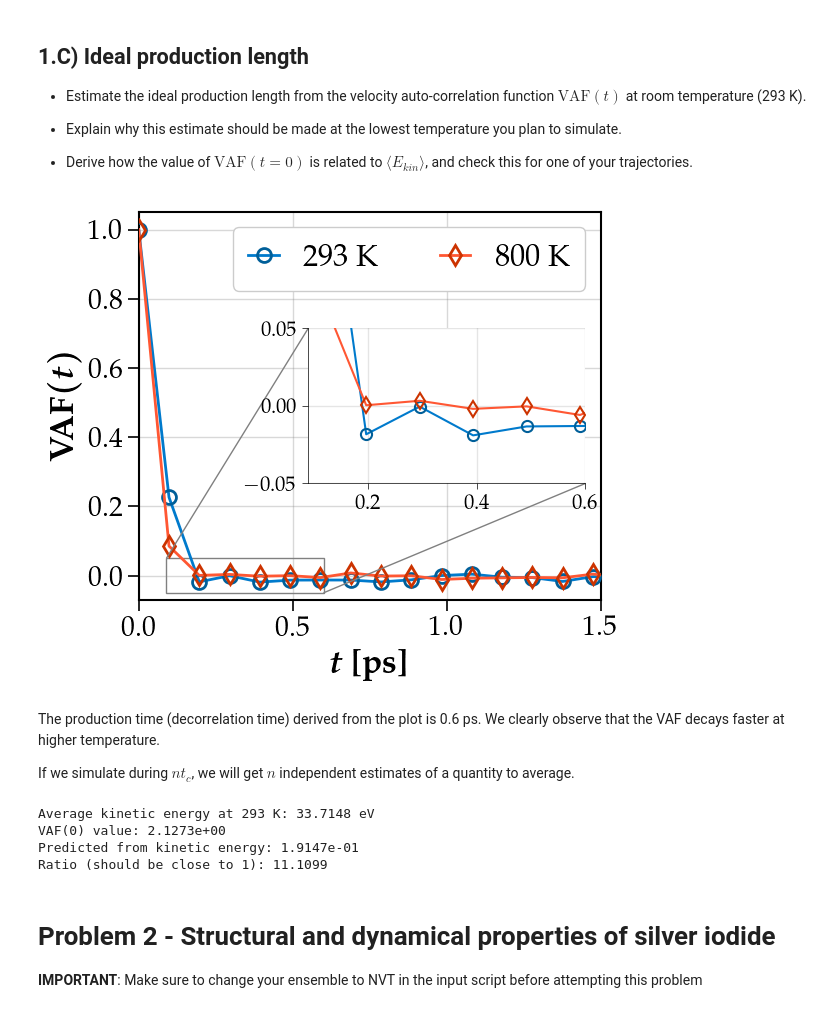
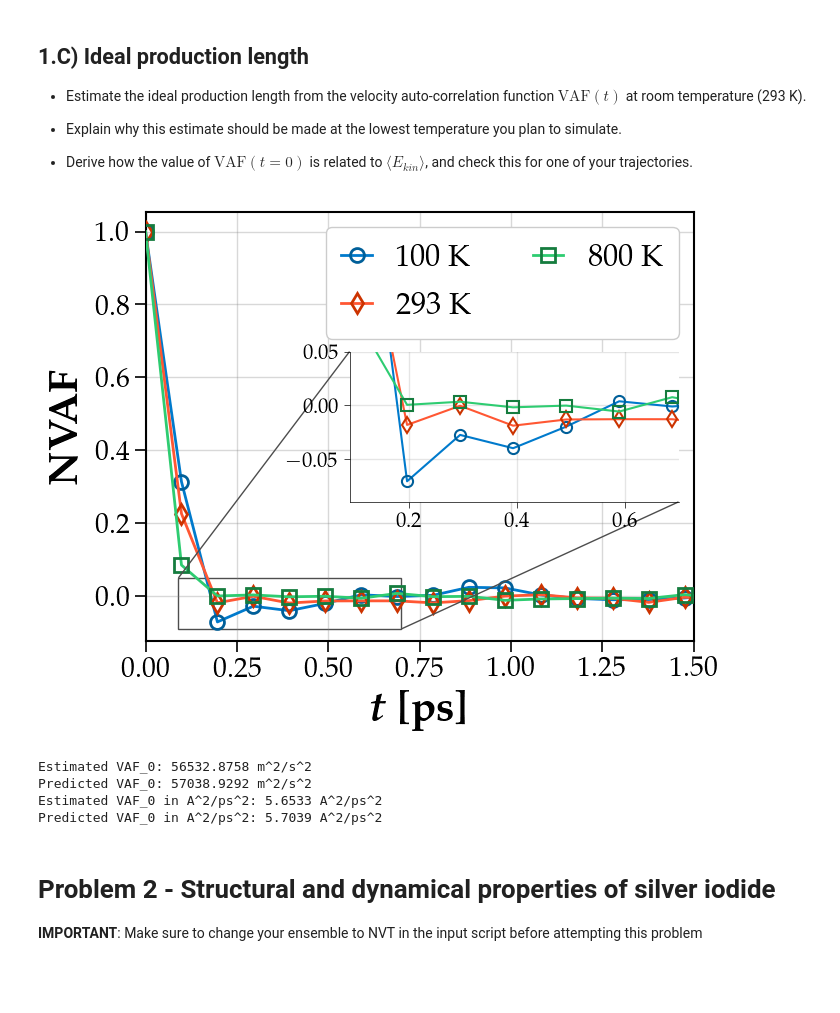
Before and after one commit to sylvainshan/MSE-468-Atomisitc-and-Quantum-Simulations-of-Materials, a Jupyter notebook: lab4/Analysis.ipynb, the cells around one changed output. Cells and saved outputs as stored; diff of their text form; code cells hidden in the pictures; blank space fills up the shorter version.

```diff
--- a/lab4/Analysis.ipynb
+++ b/lab4/Analysis.ipynb
@@ -231,38 +156,40 @@ Not converged timesteps:
 - Derive how the value of $\text{VAF}(t=0)$ is related to $\langle  E_{kin}\rangle$, and check this for one of your trajectories.
 # %%
 # Here we used a timesteps of 0.001 instead of 0.002
-T = [293, 800]
-filepaths = [f"P1/VAF/vaf_{t}.dat" for t in T]
-list_df_vaf = plot_VAF(filepaths, T, x_min=0.09, x_max=0.6)
+T = [100, 293, 800]
+filepaths = [f"P1/VAF/vaf_{t}T_0.002.dat" for t in T]
+list_df_vaf = plot_VAF(filepaths, T, x_min=0.09, x_max=0.7)
 # %% [output]
-[figure, old version]
+[figure, new version]
-# %% [markdown]
-The production time (decorrelation time) derived from the plot is 0.6 ps. We clearly observe that the VAF decays faster at higher temperature.
-
-If we simulate during  $nt_c$, we will get $n$ independent estimates of a quantity to average.
-# %%
-T = 293
-df_vaf = list_df_vaf[0]
-E_kin_file = f"P1/VAF/E_of_t_6_{T}_0.001.dat"
-avg_E_kin = np.mean(load_data(E_kin_file)["K (eV)"])
-print(f"Average kinetic energy at {T} K: {avg_E_kin:.4f} eV")
-
-m_Ag = 107.8682
-m_I = 126.90447
-N_Ag = 432
-N_I = 432
-m_avg = (N_Ag*m_Ag + N_I*m_I) / (N_Ag + N_I)
-
-vaf_0 = df_vaf['VAF(t)'].iloc[0]
-predicted_vaf_0 = 2 * avg_E_kin / (3 * m_avg)
-print(f"VAF(0) value: {vaf_0:.4e}")
-print(f"Predicted from kinetic energy: {predicted_vaf_0:.4e}")
-print(f"Ratio (should be close to 1): {vaf_0/predicted_vaf_0:.4f}")
-# %% [output]
-Average kinetic energy at 293 K: 33.7148 eV
-VAF(0) value: 2.1273e+00
-Predicted from kinetic energy: 1.9147e-01
-Ratio (should be close to 1): 11.1099
+# %%
+json_file = "P1/VAF/output_6_800_0.002.json"
+df_Ag, df_I = produce_csv_for_vaf(json_file)
+
+# Time averaged kinetic energy for each atom
+Ag_avg_kinetic_per_atom = df_Ag.groupby('atom_idx')['kinetic_energy [J]'].mean().reset_index()
+I_avg_kinetic_per_atom = df_I.groupby('atom_idx')['kinetic_energy [J]'].mean().reset_index()
+
+N_Ag = len(Ag_avg_kinetic_per_atom)
+N_I = len(I_avg_kinetic_per_atom)
+m_Ag = 107.8682 * atomic_mass # in kg
+m_I = 126.90447 * atomic_mass
+
+VAF_0_estimate = 2/(3*(N_Ag + N_I)) * (np.sum(Ag_avg_kinetic_per_atom['kinetic_energy [J]'])/m_Ag + np.sum(I_avg_kinetic_per_atom['kinetic_energy [J]'])/m_I)
+print(f"Estimated VAF_0: {VAF_0_estimate:.4f} m^2/s^2")
+
+VAF_0_predicted = Boltzmann * 800 / (2) * (1/m_Ag + 1/m_I)
+print(f"Predicted VAF_0: {VAF_0_predicted:.4f} m^2/s^2")
+
+# conversion to A^2/ps^2
+VAF_0_estimate_A2_ps2 = VAF_0_estimate * (1e10/1e12)**2
+VAF_0_predicted_A2_ps2 = VAF_0_predicted * (1e10/1e12)**2
+print(f"Estimated VAF_0 in A^2/ps^2: {VAF_0_estimate_A2_ps2:.4f} A^2/ps^2")
+print(f"Predicted VAF_0 in A^2/ps^2: {VAF_0_predicted_A2_ps2:.4f} A^2/ps^2")
+# %% [output]
+Estimated VAF_0: 56532.8758 m^2/s^2
+Predicted VAF_0: 57038.9292 m^2/s^2
+Estimated VAF_0 in A^2/ps^2: 5.6533 A^2/ps^2
+Predicted VAF_0 in A^2/ps^2: 5.7039 A^2/ps^2
 # %% [markdown]
 # Problem 2 - Structural and dynamical properties of silver iodide
 
```
Also changed, not shown: parts of 7 cells of this notebook, 49 other files.
